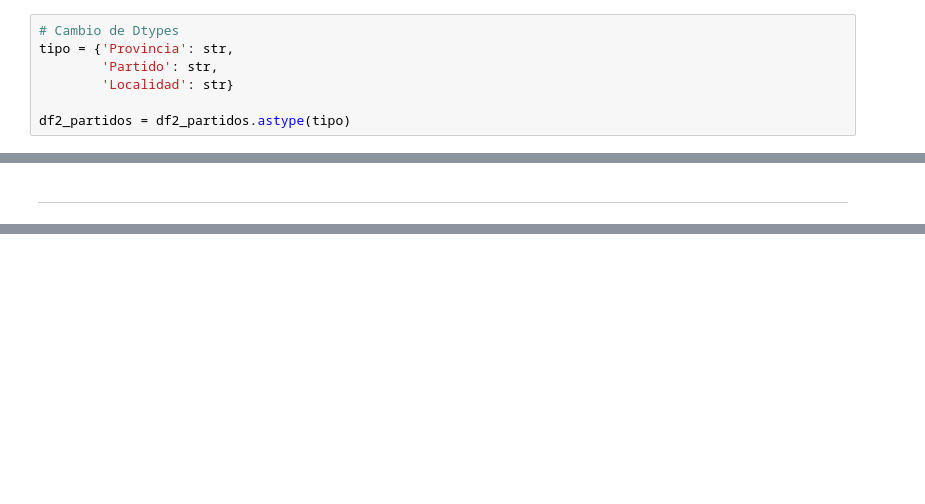
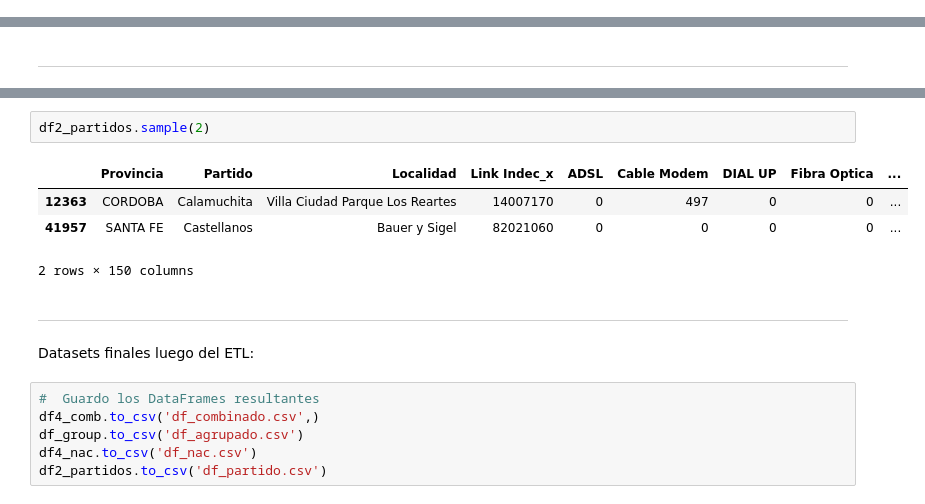
Before and after one commit to RomaDolcenera/PI2_enacom, a Jupyter notebook: ETL.ipynb, the cells around one changed output, grey strips where cells are left out. Drawn from its saved outputs; the diff is of its cells as text; blank space fills up the shorter version.

```diff
--- a/ETL.ipynb
+++ b/ETL.ipynb
@@ -702,13 +736,6 @@ ADSL_x            int64
 Latitud_y       float64
 Longitud_y      float64
 Length: 150, dtype: object
-# %%
-# Cambio de Dtypes
-tipo = {'Provincia': str,
-        'Partido': str,
-        'Localidad': str}
-
-df2_partidos = df2_partidos.astype(tipo)
 # %%
 # Renombro Columnas
 nuevo_nombre = {'ADSL_x': 'ADSL',
@@ -736,0 +803,17 @@ df2_partidos.head(5)
+# %%
+df2_partidos.sample(2)
+# %% [output]
+|  | Provincia | Partido | Localidad | Link Indec_x | ADSL | Cable Modem | DIAL UP | Fibra Optica | ... |
+| 12363 | CORDOBA | Calamuchita | Villa Ciudad Parque Los Reartes | 14007170 | 0 | 497 | 0 | 0 | ... |
+| 41957 | SANTA FE | Castellanos | Bauer y Sigel | 82021060 | 0 | 0 | 0 | 0 | ... |
+2 rows × 150 columns
+# %% [markdown]
+----
+# %% [markdown]
+Datasets finales luego del ETL:
+# %%
+#  Guardo los DataFrames resultantes
+df4_comb.to_csv('df_combinado.csv',)
+df_group.to_csv('df_agrupado.csv')
+df4_nac.to_csv('df_nac.csv')
+df2_partidos.to_csv('df_partido.csv')
```
Also changed, not shown: parts of 36 cells of this notebook, 1 other file.
